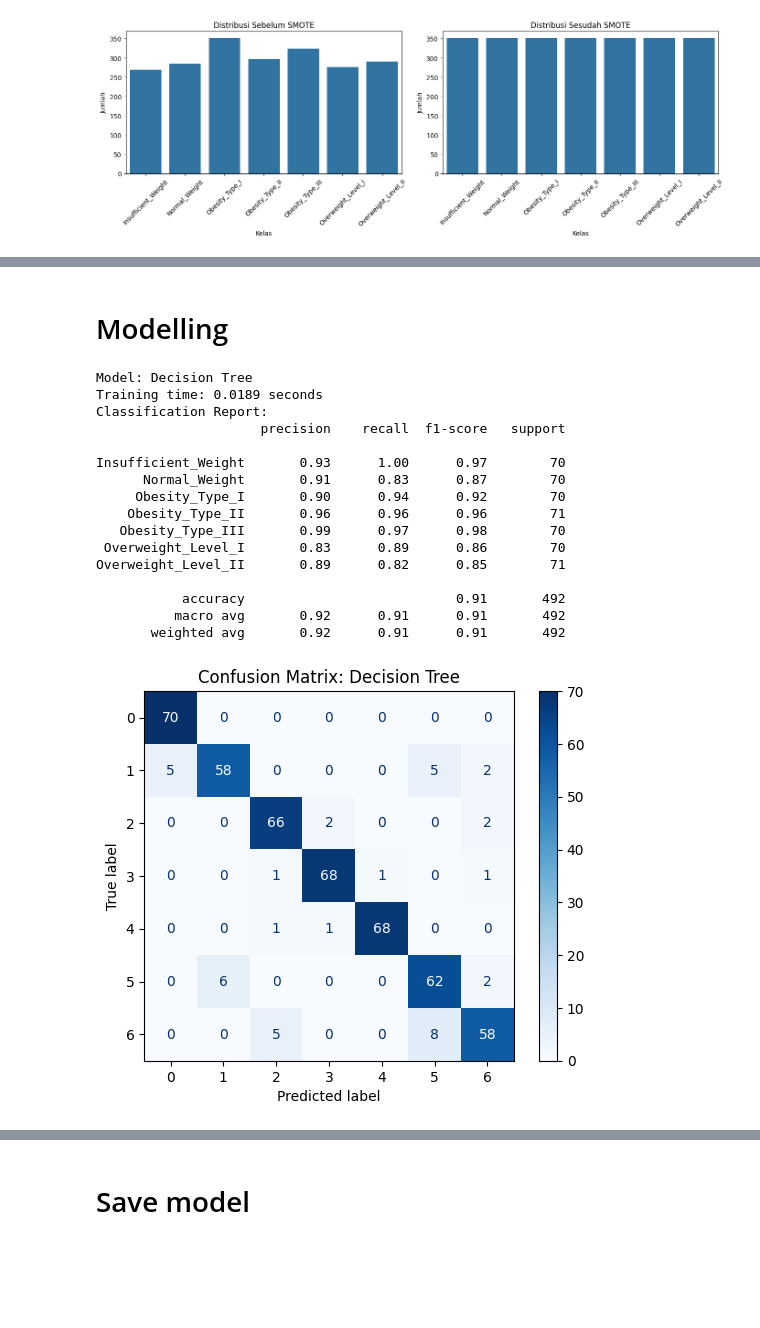
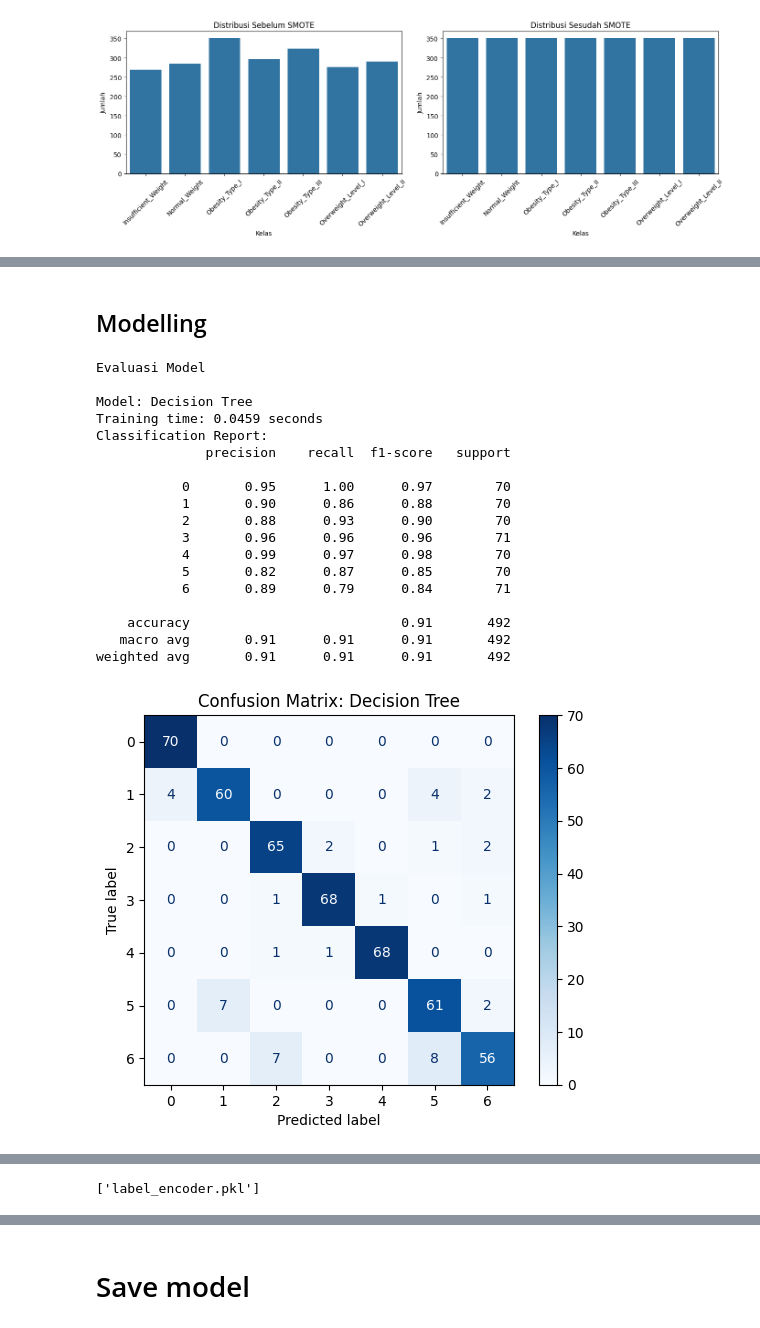
Before and after one commit to javieresoares/bengkel-koding, a Jupyter notebook: UAS_BengKod.ipynb, the cells around one changed output, grey strips where cells are left out. Saved outputs shown, nothing was run; the diff lists cells and outputs as text; code cells hidden in the pictures; blank space fills up the shorter version.

```diff
--- a/UAS_BengKod.ipynb
+++ b/UAS_BengKod.ipynb
@@ -384,3 +393,38 @@ plt.tight_layout()
 plt.show()
 # %% [output]
 [figure]
+# %%
+# Visualisasi outlier
+
+# Pastikan kolom numerik dalam tipe float
+numerical_cols = ['Age', 'Height', 'Weight', 'FCVC', 'NCP', 'CH2O', 'FAF', 'TUE']
+df[numerical_cols] = df[numerical_cols].apply(pd.to_numeric, errors='coerce')
+
+# Inisialisasi dict untuk menyimpan jumlah outlier
+outlier_counts = {}
+
+# Visualisasi boxplot dan hitung outlier
+plt.figure(figsize=(15, 10))
+for i, col in enumerate(numerical_cols):
+    plt.subplot(3, 3, i+1)
+    plt.yticks([])
+    sns.boxplot(y=df[col], color='pink')
+    plt.title(f'Boxplot of {col}')
+
+    # Hitung outlier berdasarkan IQR
+    Q1 = df[col].quantile(0.25)
+    Q3 = df[col].quantile(0.75)
+    IQR = Q3 - Q1
+    lower_bound = Q1 - 1.5 * IQR
+    upper_bound = Q3 + 1.5 * IQR
+    outliers = df[(df[col] < lower_bound) | (df[col] > upper_bound)]
+
+    outlier_counts[col] = len(outliers)
+
+plt.tight_layout()
+plt.show()
+
+# Print jumlah outlier
+print("Jumlah outlier tiap kolom:")
+for col, count in outlier_counts.items():
+    print(f"{col}: {count}")
@@ -564,5 +632,5 @@ df.head()
 # %% [markdown]
-# Modelling
+## Modelling
 # %%
 # Import library
 from sklearn.model_selection import train_test_split
@@ -577,7 +646,8 @@ import time
 # Modelling dan evaluasi
 # Fitur dan target
 X = df.drop(columns=['NObeyesdad'])
-y = df['NObeyesdad']
+le = LabelEncoder()
+y = le.fit_transform(df['NObeyesdad'])
 
 # Train-test split
 X_train, X_test, y_train, y_test = train_test_split(X, y, stratify=y, test_size=0.2, random_state=42)
@@ -616,44 +686,46 @@ for name, model in models.items():
     report = classification_report(y_test, y_pred)
 
     # Simpan hasil
     results[name] = {
         "accuracy": accuracy,
         "precision": precision,
         "recall": recall,
         "f1_score": f1,
         "training_time": training_time,
         "report": report,
         "y_pred": y_pred
     }
 
     # Tampilkan laporan dan confusion matrix
     print(f"Training time: {training_time:.4f} seconds")
     print("Classification Report:")
     print(report)
 
     # Confusion Matrix
     cm = confusion_matrix(y_test, y_pred)
     disp = ConfusionMatrixDisplay(confusion_matrix=cm)
     disp.plot(cmap='Blues')
     plt.title(f"Confusion Matrix: {name}")
     plt.grid(False)
     plt.show()
 # %% [output]
+Evaluasi Model
+
 Model: Decision Tree
-Training time: 0.0189 seconds
+Training time: 0.0459 seconds
 Classification Report:
-                     precision    recall  f1-score   support
+              precision    recall  f1-score   support
 
-Insufficient_Weight       0.93      1.00      0.97        70
-      Normal_Weight       0.91      0.83      0.87        70
-     Obesity_Type_I       0.90      0.94      0.92        70
-    Obesity_Type_II       0.96      0.96      0.96        71
-   Obesity_Type_III       0.99      0.97      0.98        70
- Overweight_Level_I       0.83      0.89      0.86        70
-Overweight_Level_II       0.89      0.82      0.85        71
+           0       0.95      1.00      0.97        70
+           1       0.90      0.86      0.88        70
+           2       0.88      0.93      0.90        70
+           3       0.96      0.96      0.96        71
+           4       0.99      0.97      0.98        70
+           5       0.82      0.87      0.85        70
+           6       0.89      0.79      0.84        71
 
-           accuracy                           0.91       492
-          macro avg       0.92      0.91      0.91       492
-       weighted avg       0.92      0.91      0.91       492
+    accuracy                           0.91       492
+   macro avg       0.91      0.91      0.91       492
+weighted avg       0.91      0.91      0.91       492
-[figure, old version]
+[figure, new version]
 Model: KNN
@@ -726 +798,6 @@ Overweight_Level_II       0.63      0.59      0.61        71
 [figure]
+# %%
+# Simpan encoder jika perlu
+joblib.dump(le, "label_encoder.pkl")
+# %% [output]
+['label_encoder.pkl']
```
Also changed, not shown: parts of 21 cells of this notebook, 1 other file.
